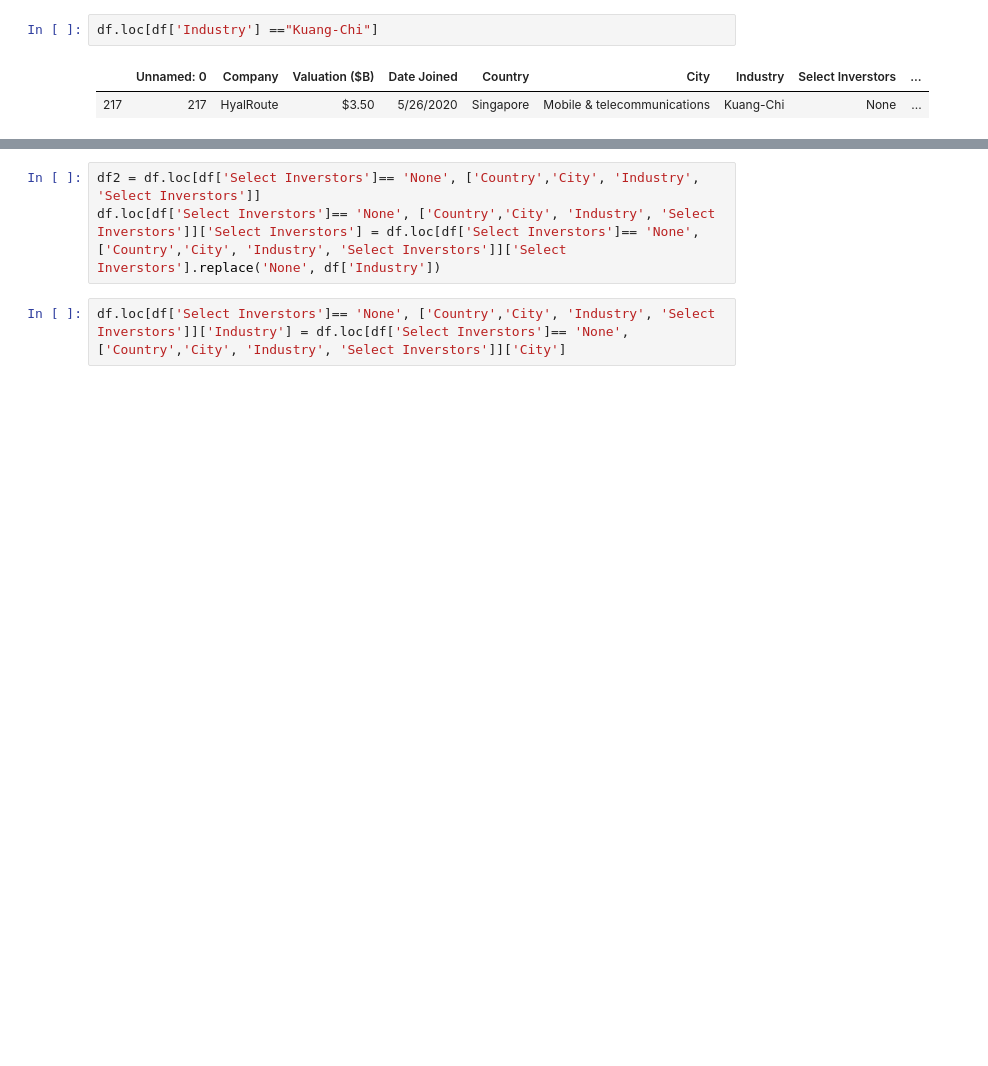
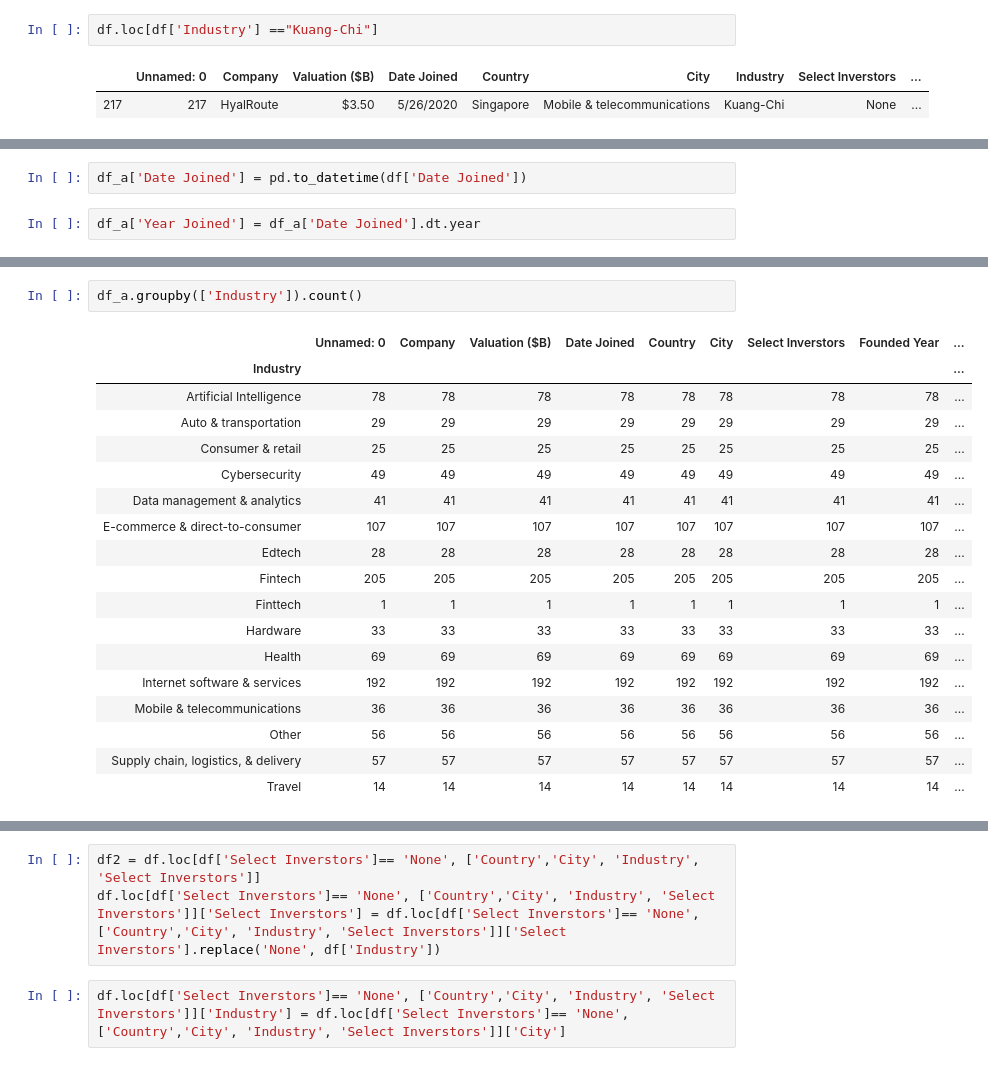
Before and after one commit to michaelchau0424/unicorns-data-vis, a Jupyter notebook: Untitled1.ipynb, the cells around one changed output, grey strips where cells are left out. Cells and saved outputs as stored; diff of their text form; blank space fills up the shorter version.

```diff
--- a/Untitled1.ipynb
+++ b/Untitled1.ipynb
@@ -93,0 +109,4 @@ df_a.to_csv('./data/Unicorn_Companies_clean2.csv')
+# %%
+df_a['Date Joined'] = pd.to_datetime(df['Date Joined'])
+# %%
+df_a['Year Joined'] = df_a['Date Joined'].dt.year
@@ -93,0 +129,21 @@ df_a.to_csv('./data/Unicorn_Companies_clean2.csv')
+# %%
+df_a.groupby(['Industry']).count()
+# %% [output]
+|  | Unnamed: 0 | Company | Valuation ($B) | Date Joined | Country | City | Select Inverstors | Founded Year | ... |
+| Industry |  |  |  |  |  |  |  |  | ... |
+| Artificial Intelligence | 78 | 78 | 78 | 78 | 78 | 78 | 78 | 78 | ... |
+| Auto & transportation | 29 | 29 | 29 | 29 | 29 | 29 | 29 | 29 | ... |
+| Consumer & retail | 25 | 25 | 25 | 25 | 25 | 25 | 25 | 25 | ... |
+| Cybersecurity | 49 | 49 | 49 | 49 | 49 | 49 | 49 | 49 | ... |
+| Data management & analytics | 41 | 41 | 41 | 41 | 41 | 41 | 41 | 41 | ... |
+| E-commerce & direct-to-consumer | 107 | 107 | 107 | 107 | 107 | 107 | 107 | 107 | ... |
+| Edtech | 28 | 28 | 28 | 28 | 28 | 28 | 28 | 28 | ... |
+| Fintech | 205 | 205 | 205 | 205 | 205 | 205 | 205 | 205 | ... |
+| Finttech | 1 | 1 | 1 | 1 | 1 | 1 | 1 | 1 | ... |
+| Hardware | 33 | 33 | 33 | 33 | 33 | 33 | 33 | 33 | ... |
+| Health | 69 | 69 | 69 | 69 | 69 | 69 | 69 | 69 | ... |
+| Internet software & services | 192 | 192 | 192 | 192 | 192 | 192 | 192 | 192 | ... |
+| Mobile & telecommunications | 36 | 36 | 36 | 36 | 36 | 36 | 36 | 36 | ... |
+| Other | 56 | 56 | 56 | 56 | 56 | 56 | 56 | 56 | ... |
+| Supply chain, logistics, & delivery | 57 | 57 | 57 | 57 | 57 | 57 | 57 | 57 | ... |
+| Travel | 14 | 14 | 14 | 14 | 14 | 14 | 14 | 14 | ... |
```
Also changed, not shown: parts of 6 cells of this notebook, 1 other file.
